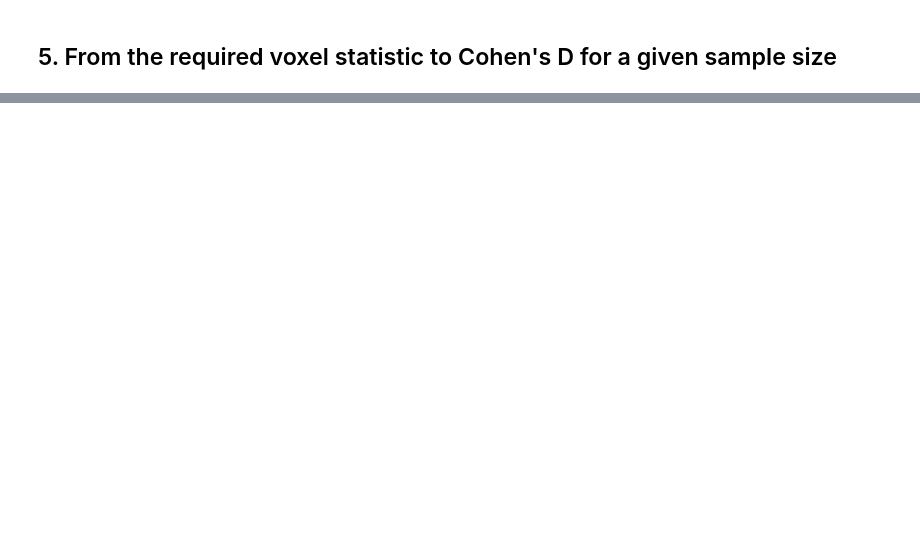
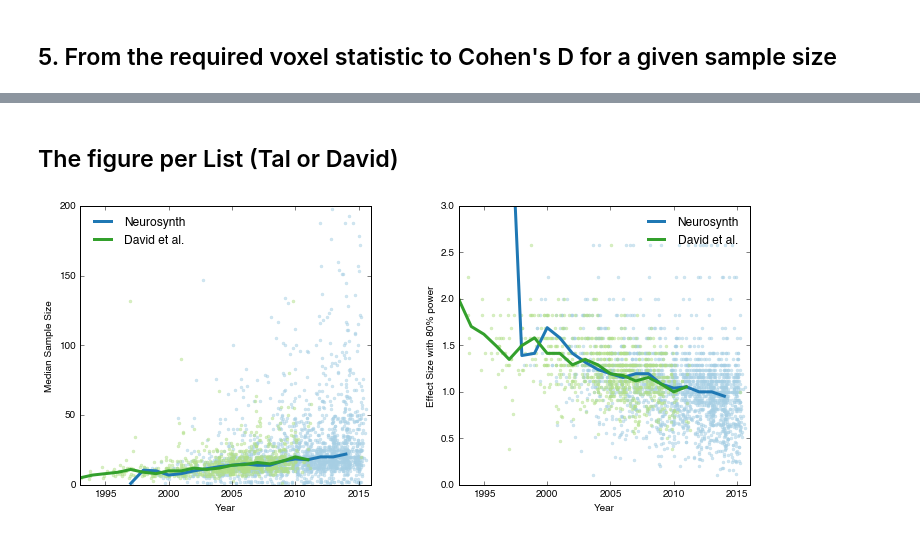
Before and after one commit to poldracklab/ScanningTheHorizon, a Jupyter notebook: FIG_samplesize_year/RequiredEffectSizeForSufficientPower.ipynb, the cells around one changed output, grey strips where cells are left out. Cells and saved outputs as stored; diff of their text form; code cells hidden in the pictures; blank space fills up the shorter version.

```diff
--- a/FIG_samplesize_year/RequiredEffectSizeForSufficientPower.ipynb
+++ b/FIG_samplesize_year/RequiredEffectSizeForSufficientPower.ipynb
@@ -138 +203,31 @@ Medians[10:15]
+# %% [markdown]
+## The figure per List (Tal or David)
+# %%
+twocol = cb.qualitative.Paired_12.mpl_colors
+
+fig,axs = plt.subplots(1,2,figsize=(12,5))
+fig.subplots_adjust(hspace=.5,wspace=.3)
+axs=axs.ravel()
+axs[0].plot(Data.year_jitter[Data.source=="Tal"],Data.n[Data.source=="Tal"],"r.",color=twocol[0],alpha=0.5,label="")
+axs[0].plot(Data.year_jitter[Data.source=="David"],Data.n[Data.source=="David"],"r.",color=twocol[2],alpha=0.5,label="")
+axs[0].plot(Medians.year,Medians.TalMdSS,color=twocol[1],lw=3,label="Neurosynth")
+axs[0].plot(Medians.year,Medians.DavidMdSS,color=twocol[3],lw=3,label="David et al.")
+axs[0].set_xlim([1993,2016])
+axs[0].set_ylim([0,200])
+axs[0].set_xlabel("Year")
+axs[0].set_ylabel("Median Sample Size")
+axs[0].legend(loc="upper left",frameon=False)
+
+axs[1].plot(Data.year_jitter[Data.source=="Tal"],Data.deltaUnion[Data.source=="Tal"],"r.",color=twocol[0],alpha=0.5,label="")
+axs[1].plot(Data.year_jitter[Data.source=="David"],Data.deltaUnion[Data.source=="David"],"r.",color=twocol[2],alpha=0.5,label="")
+axs[1].plot(Medians.year,Medians.TalMdDUnion,color=twocol[1],lw=3,label="Neurosynth")
+axs[1].plot(Medians.year,Medians.DavidMdDUnion,color=twocol[3],lw=3,label="David et al.")
+axs[1].set_xlim([1993,2016])
+axs[1].set_ylim([0,3])
+axs[1].set_xlabel("Year")
+axs[1].set_ylabel("Effect Size with 80% power")
+axs[1].legend(loc="upper right",frameon=False)
+plt.show()
+# %% [output]
+[figure, added]
 # %% [markdown]
```
Also changed, not shown: parts of 14 cells of this notebook.
